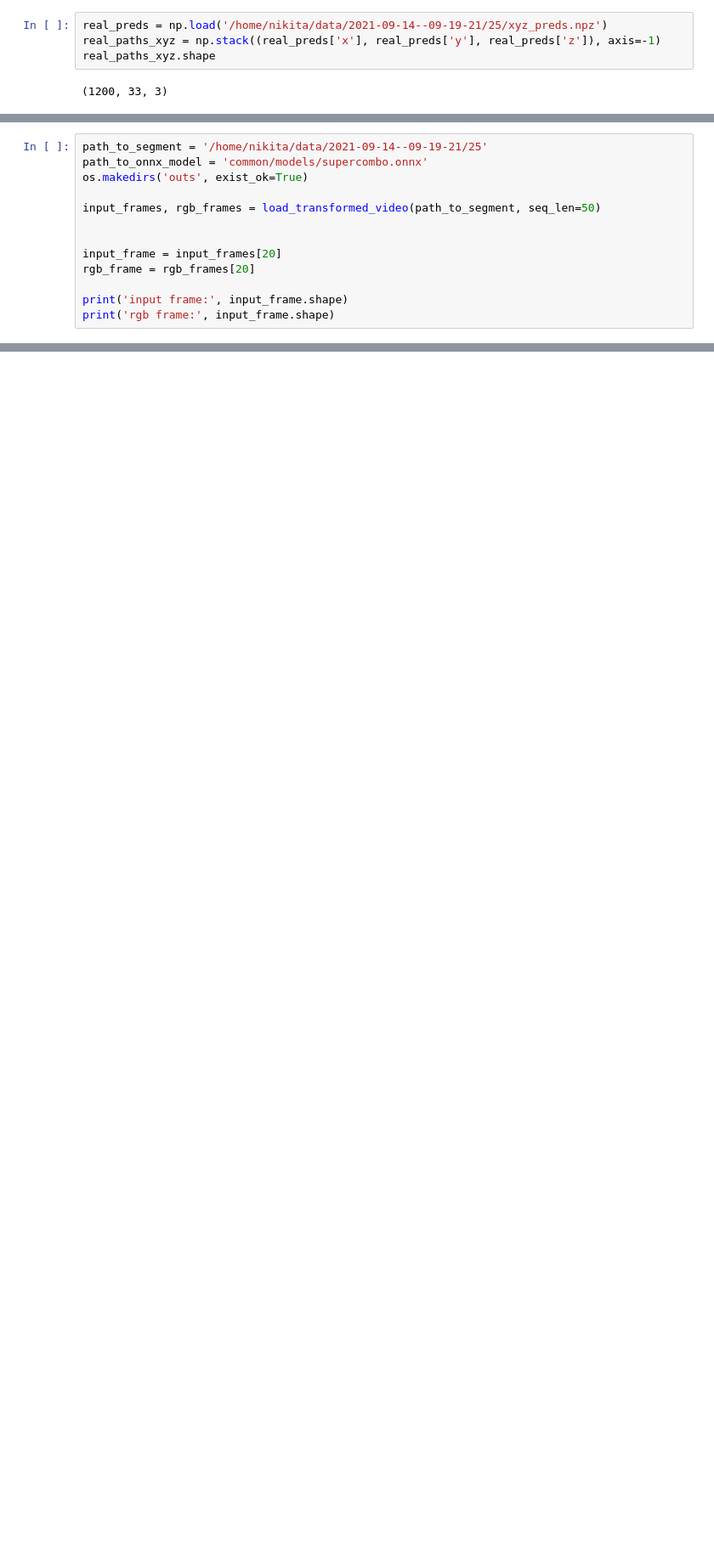
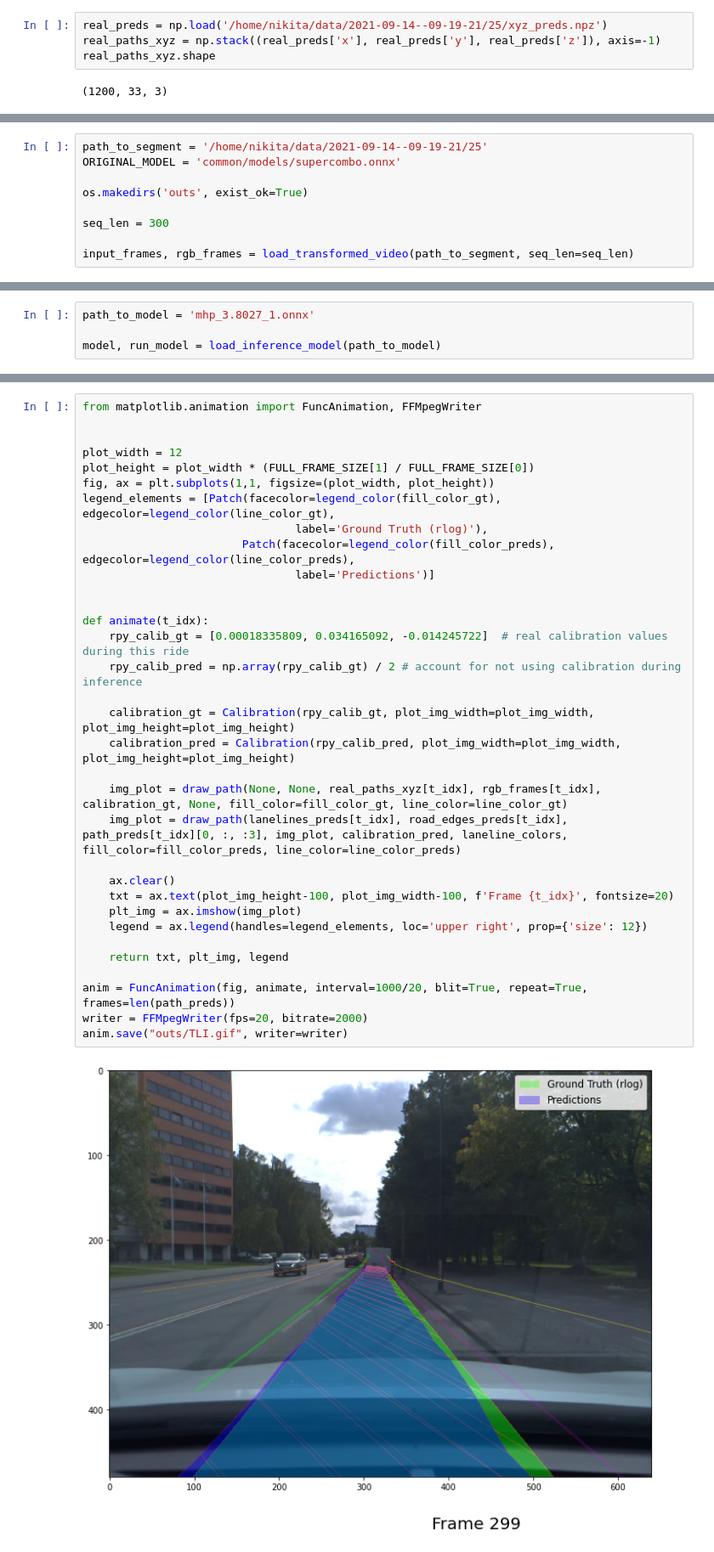
Before and after one commit to mbalesni/openpilot-pipeline, a Jupyter notebook: vis.ipynb, the cells around one changed output, grey strips where cells are left out. Shown at 85% size. Saved outputs shown, nothing was run; the diff lists cells and outputs as text; blank space fills up the shorter version.

```diff
--- a/vis.ipynb
+++ b/vis.ipynb
@@ -22,13 +30,9 @@ real_paths_xyz.shape
 # %%
 path_to_segment = '/home/nikita/data/2021-09-14--09-19-21/25'
-path_to_onnx_model = 'common/models/supercombo.onnx'
+ORIGINAL_MODEL = 'common/models/supercombo.onnx'
+
 os.makedirs('outs', exist_ok=True)
 
-input_frames, rgb_frames = load_transformed_video(path_to_segment, seq_len=50)
+seq_len = 300
 
-
-input_frame = input_frames[20]
-rgb_frame = rgb_frames[20]
-
-print('input frame:', input_frame.shape)
-print('rgb frame:', input_frame.shape)
+input_frames, rgb_frames = load_transformed_video(path_to_segment, seq_len=seq_len)
@@ -123,0 +41,4 @@ best_path.shape
+# %%
+path_to_model = 'mhp_3.8027_1.onnx'
+
+model, run_model = load_inference_model(path_to_model)
@@ -123,0 +70,35 @@ best_path.shape
+# %%
+from matplotlib.animation import FuncAnimation, FFMpegWriter
+
+
+plot_width = 12
+plot_height = plot_width * (FULL_FRAME_SIZE[1] / FULL_FRAME_SIZE[0])
+fig, ax = plt.subplots(1,1, figsize=(plot_width, plot_height))
+legend_elements = [Patch(facecolor=legend_color(fill_color_gt), edgecolor=legend_color(line_color_gt),
+                                label='Ground Truth (rlog)'),
+                        Patch(facecolor=legend_color(fill_color_preds), edgecolor=legend_color(line_color_preds),
+                                label='Predictions')]
+
+
+def animate(t_idx):
+    rpy_calib_gt = [0.00018335809, 0.034165092, -0.014245722]  # real calibration values during this ride
+    rpy_calib_pred = np.array(rpy_calib_gt) / 2 # account for not using calibration during inference
+
+    calibration_gt = Calibration(rpy_calib_gt, plot_img_width=plot_img_width, plot_img_height=plot_img_height)
+    calibration_pred = Calibration(rpy_calib_pred, plot_img_width=plot_img_width, plot_img_height=plot_img_height)
+
+    img_plot = draw_path(None, None, real_paths_xyz[t_idx], rgb_frames[t_idx], calibration_gt, None, fill_color=fill_color_gt, line_color=line_color_gt)
+    img_plot = draw_path(lanelines_preds[t_idx], road_edges_preds[t_idx], path_preds[t_idx][0, :, :3], img_plot, calibration_pred, laneline_colors, fill_color=fill_color_preds, line_color=line_color_preds)
+
+    ax.clear()
+    txt = ax.text(plot_img_height-100, plot_img_width-100, f'Frame {t_idx}', fontsize=20)
+    plt_img = ax.imshow(img_plot)
+    legend = ax.legend(handles=legend_elements, loc='upper right', prop={'size': 12})
+
+    return txt, plt_img, legend
+
+anim = FuncAnimation(fig, animate, interval=1000/20, blit=True, repeat=True, frames=len(path_preds))
+writer = FFMpegWriter(fps=20, bitrate=2000)
+anim.save("outs/TLI.gif", writer=writer)
+# %% [output]
+[figure, added]
```
Also changed, not shown: parts of 13 cells of this notebook, 4 other files.
